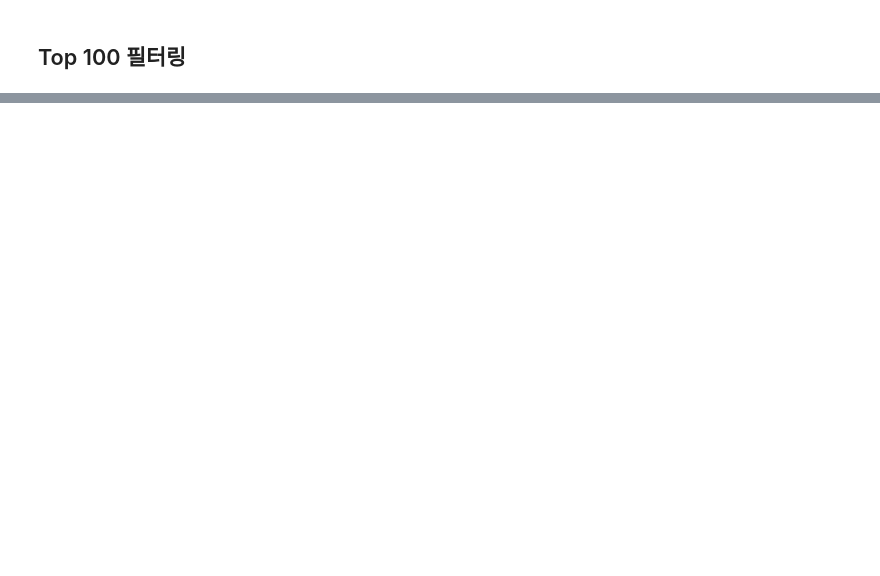
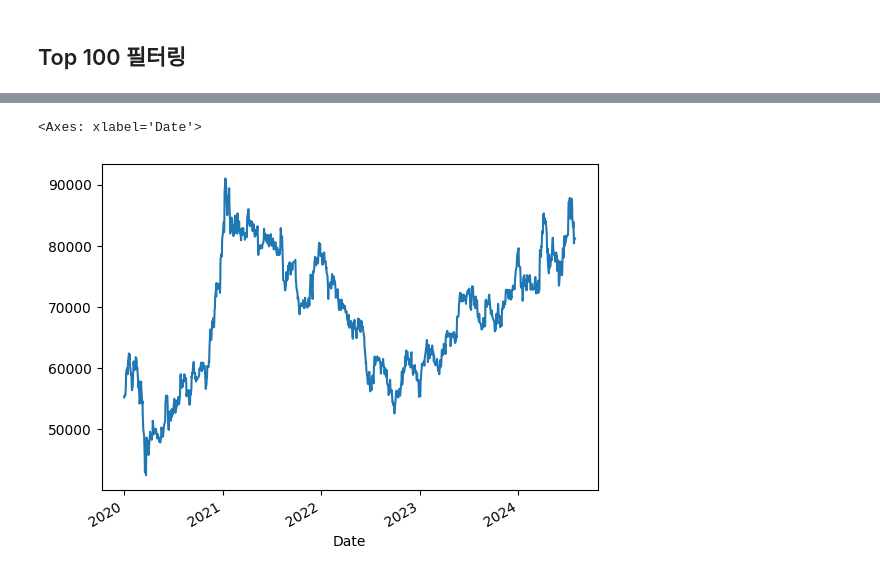
Before and after one commit to jaepil-choi/miraeLLMai2024, a Jupyter notebook: common/preprocess_marketdata.ipynb, the cells around one changed output, grey strips where cells are left out. Cells and saved outputs as stored; diff of their text form; code cells hidden in the pictures; blank space fills up the shorter version.

```diff
--- a/common/preprocess_marketdata.ipynb
+++ b/common/preprocess_marketdata.ipynb
@@ -144,0 +153,5 @@ returns_df_top100
+# %%
+close_df_top100['A005930'].plot()
+# %% [output]
+<Axes: xlabel='Date'>
+[figure, added]
```
Also changed, not shown: parts of 12 cells of this notebook.
